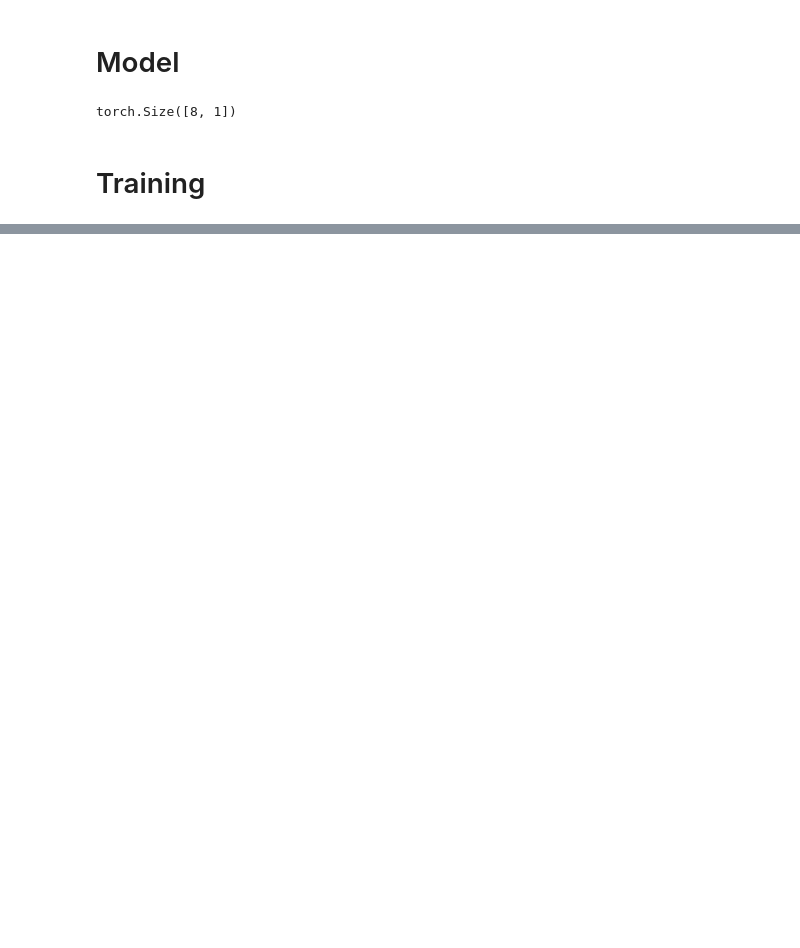
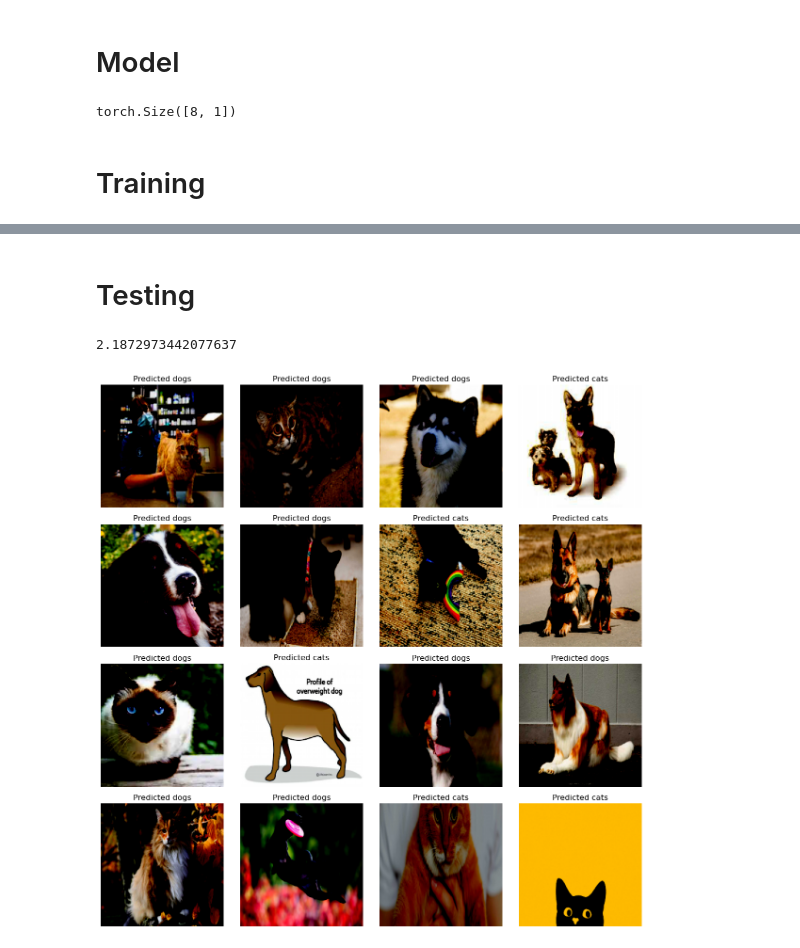
Before and after one commit to danjelito/ml-various-example, a Jupyter notebook: image-clf-with-pytorch-cnn.ipynb, the cells around one changed output, grey strips where cells are left out. Saved outputs shown, nothing was run; the diff lists cells and outputs as text; code cells hidden in the pictures; blank space fills up the shorter version.

Commit message:
finish training, validation and testing

```diff
--- a/image-clf-with-pytorch-cnn.ipynb
+++ b/image-clf-with-pytorch-cnn.ipynb
@@ -84,10 +89,8 @@ class ImageDataset(Dataset):
         return len(self.y)
 
     def __getitem__(self, index: int):
-        x = Image.open(self.x[index])
+        x = Image.open(self.x[index]).convert("RGB")
         y = self.y[index]
-        if x.mode != "RGB":  # Skip the image if not in 3D
-            raise ValueError(f"Image at index {index} is not in RGB mode.")
         if self.transform:
             x = self.transform(x)
         if self.target_transform:
@@ -116,9 +119,13 @@ def target_transform(x, reverse=False):
         return torch.tensor(map_.get(x), dtype=torch.float32).reshape(1)
 
 
-train_dataset = ImageDataset(
+train_val_dataset = ImageDataset(
     x_train, y_train, transform=transform, target_transform=target_transform
 )
+n_train_val = len(train_val_dataset)
+n_val = int(len(train_val_dataset) * 0.2)
+n_train = n_train_val - n_val
+train_dataset, val_dataset = random_split(train_val_dataset, lengths=[n_train, n_val])
 test_dataset = ImageDataset(
     x_test, y_test, transform=transform, target_transform=target_transform
 )
@@ -261,0 +298,54 @@ ValueError: Image at index 455 is not in RGB mode.
+# %% [markdown]
+# Testing
+# %%
+test_loss = val_one_epoch(model, test_dataloader, loss_fn)
+test_loss
+# %% [output]
+2.1872973442077637
+# %%
+images = None
+pred_labels = None
+true_labels = None
+
+for i, (x, y) in enumerate(test_dataloader):
+    images = x.numpy()
+    true_labels = y.numpy().flatten().astype(int)
+    model.eval()
+    with torch.no_grad():
+        y_pred_proba = model(x).numpy().flatten()
+        y_pred = [int(y >= 0.5) for y in y_pred_proba]
+        pred_labels = y_pred
+    break
+
+
+def show_images_in_grid(images, nrows, ncols, titles=None):
+    """
+    Displays images in a grid.
+
+    Parameters:
+    images (numpy.ndarray): A NumPy array of images with shape (n_batch, n_channel, H, W).
+    """
+    fig, axes = plt.subplots(nrows=nrows, ncols=ncols, figsize=(12, 12))
+
+    for i, ax in enumerate(axes.flat):
+        # convert the image from (n_channel, H, W) to ( H, W, n_channel)
+        img = np.transpose(images[i], (1, 2, 0))
+        img = np.clip(img, 0, 1)
+
+        ax.imshow(img)
+        ax.axis("off")
+
+        if titles:
+            ax.set_title(titles[i])
+
+    plt.tight_layout()
+    plt.show()
+
+
+titles = [
+    f"Predicted {target_transform(pred_label, reverse=True)}"
+    for pred_label in pred_labels
+]
+show_images_in_grid(images, 4, 4, titles)
+# %% [output]
+[figure, added]
```
Also changed, not shown: parts of 6 cells of this notebook.
